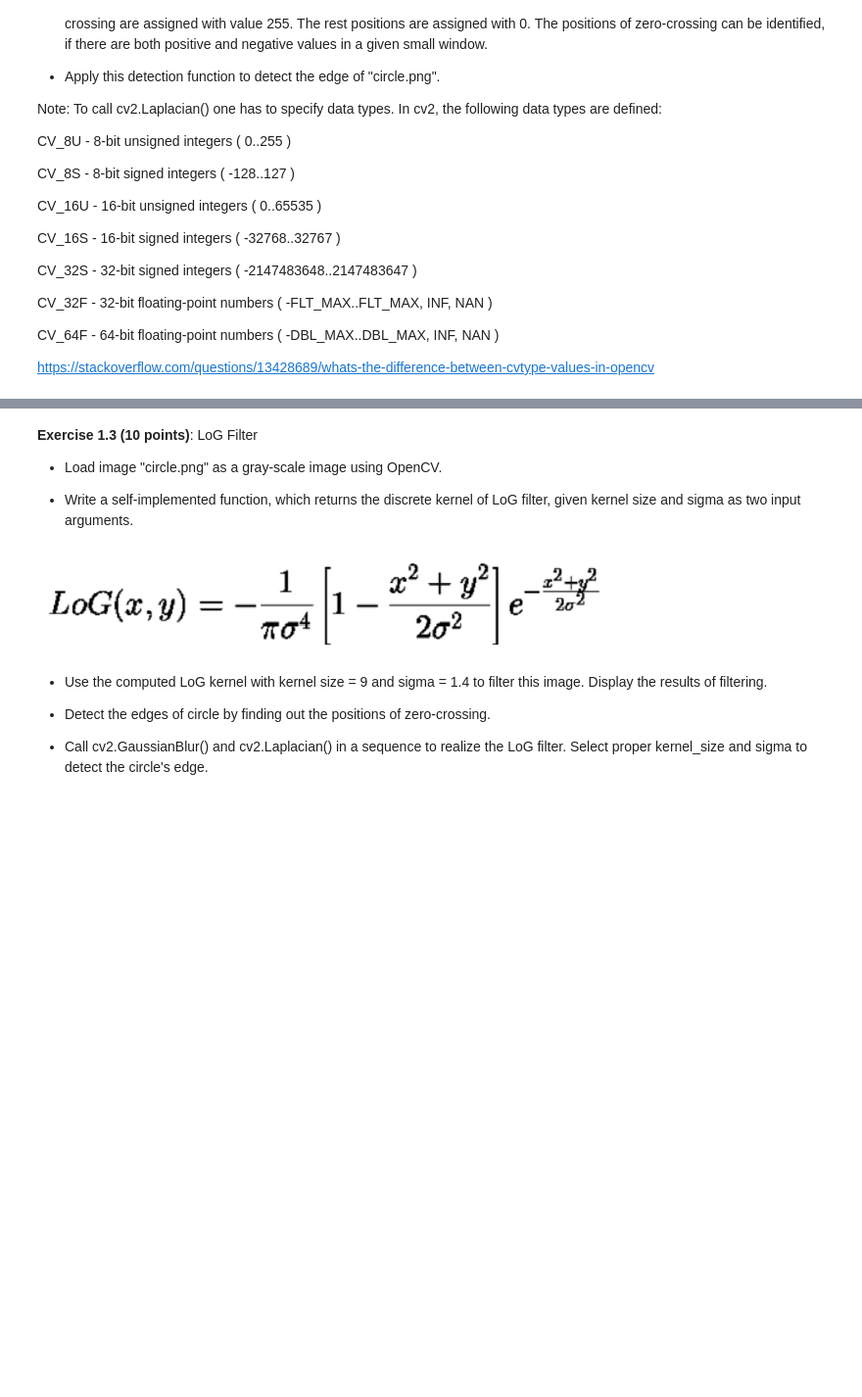
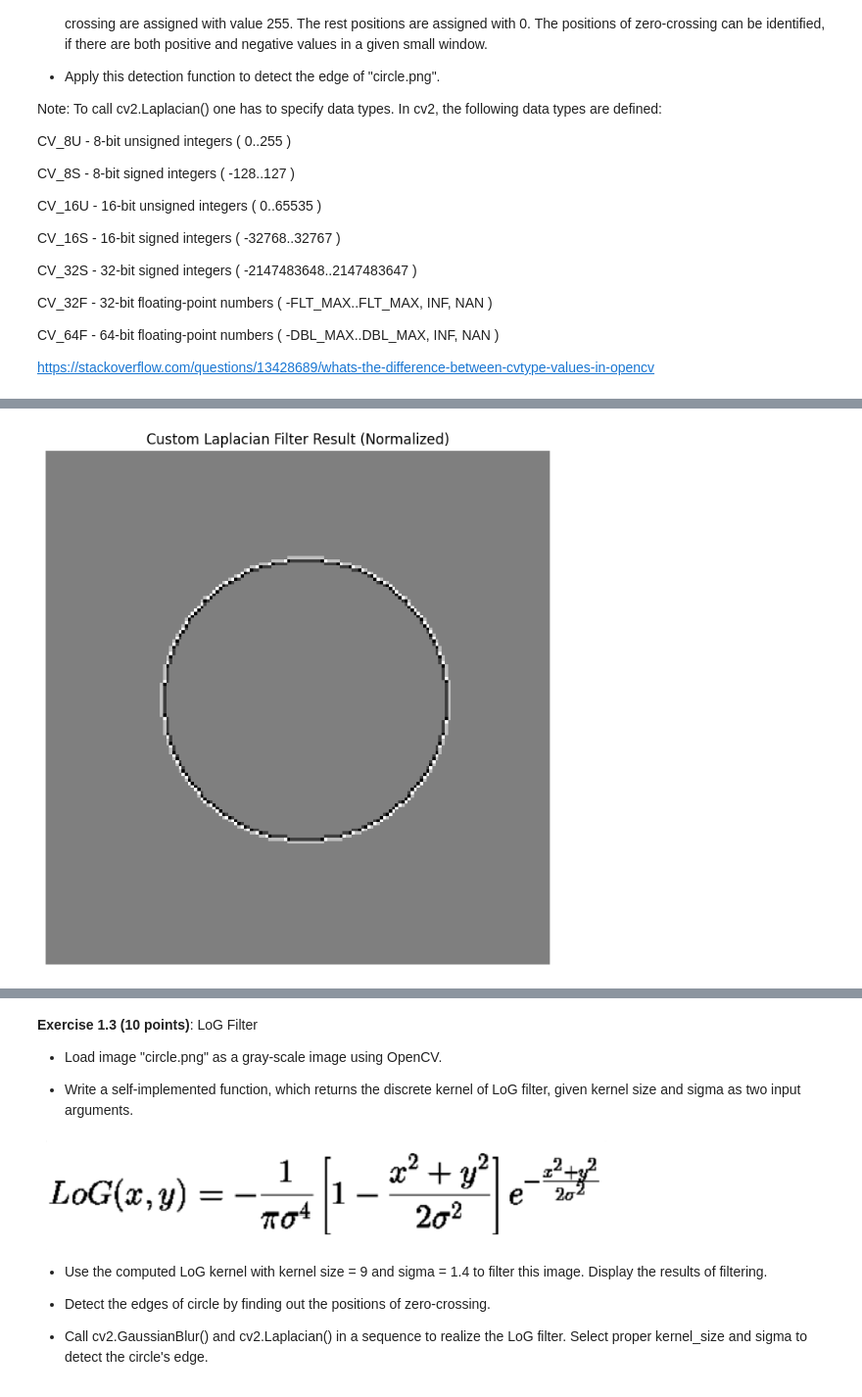
Before and after one commit to Ambos14/ComputerVision26, a Jupyter notebook: Praktikum 4/ l5a.ipynb, the cells around one changed output, grey strips where cells are left out. Shown at 98% size. Drawn from its saved outputs; the diff is of its cells as text; code cells hidden in the pictures; blank space fills up the shorter version.

```diff
--- a/Praktikum 4/ l5a.ipynb
+++ b/Praktikum 4/ l5a.ipynb
@@ -56,0 +109,93 @@ https://stackoverflow.com/questions/13428689/whats-the-difference-between-cvtype
+# %%
+import numpy as np
+import matplotlib.pyplot as plt
+import cv2
+
+# Load image 'circle.png' as grayscale.
+img_laplacian = cv2.imread("/circle.png", cv2.IMREAD_GRAYSCALE)
+
+if img_laplacian is None:
+    print("Error: 'circle.png' could not be loaded for Laplacian processing. Verify file presence.")
+else:
+    print("Image loaded for Laplacian processing.")
+
+# Self-implemented Laplacian Filter
+def custom_laplacian_filter(image):
+    laplacian_kernel = np.array([
+        [0, 1, 0],
+        [1, -4, 1],
+        [0, 1, 0]
+    ], dtype=np.float32)
+
+    h, w = image.shape
+    output_img = np.zeros_like(image, dtype=np.float32)
+
+    kh, kw = laplacian_kernel.shape
+    ph = kh // 2
+    pw = kw // 2
+
+    padded_img = np.pad(image, ((ph, ph), (pw, pw)), mode='constant', constant_values=0)
+
+    for r in range(h):
+        for c in range(w):
+            window = padded_img[r : r + kh,
+                                c : c + kw]
+            output_img[r, c] = np.sum(window * laplacian_kernel)
+
+    return output_img
+
+# Apply custom Laplacian filter
+custom_laplacian_result = custom_laplacian_filter(img_laplacian)
+normalized_custom_laplacian = normalize_image(custom_laplacian_result)
+
+plt.figure(figsize=(8, 8))
+plt.imshow(normalized_custom_laplacian, cmap='gray')
+plt.title('Custom Laplacian Filter Result (Normalized)')
+plt.axis('off')
+plt.show()
+
+# OpenCV's cv2.Laplacian()
+opencv_laplacian_result = cv2.Laplacian(img_laplacian, cv2.CV_64F, ksize=3)
+normalized_opencv_laplacian = normalize_image(opencv_laplacian_result)
+
+plt.figure(figsize=(8, 8))
+plt.imshow(normalized_opencv_laplacian, cmap='gray')
+plt.title('OpenCV cv2.Laplacian Filter Result (Normalized)')
+plt.axis('off')
+plt.show()
+
+# Zero-Crossing Detection Function
+def detect_zero_crossings(img_gradient):
+    edges = np.zeros_like(img_gradient, dtype=np.uint8)
+    h, w = img_gradient.shape
+
+    for y in range(1, h - 1):
+        for x in range(1, w - 1):
+            neighborhood = img_gradient[y - 1 : y + 2,
+                                        x - 1 : x + 2]
+            has_pos = np.any(neighborhood > 1e-6)
+            has_neg = np.any(neighborhood < -1e-6)
+
+            if has_pos and has_neg:
+                edges[y, x] = 255
+    return edges
+
+# Apply Zero-Crossing Detection
+zero_crossing_custom = detect_zero_crossings(custom_laplacian_result)
+zero_crossing_opencv = detect_zero_crossings(opencv_laplacian_result)
+
+plt.figure(figsize=(16, 8))
+
+plt.subplot(1, 2, 1)
+plt.imshow(zero_crossing_custom, cmap='gray')
+plt.title('Edges by Custom Laplacian with Zero-Crossing')
+plt.axis('off')
+
+plt.subplot(1, 2, 2)
+plt.imshow(zero_crossing_opencv, cmap='gray')
+plt.title('Edges by OpenCV Laplacian with Zero-Crossing')
+plt.axis('off')
+
+plt.tight_layout()
+plt.show()
+# %% [output]
@@ -56,0 +203 @@ https://stackoverflow.com/questions/13428689/whats-the-difference-between-cvtype
+[figure, added]
```
Also changed, not shown: parts of 4 cells of this notebook.
